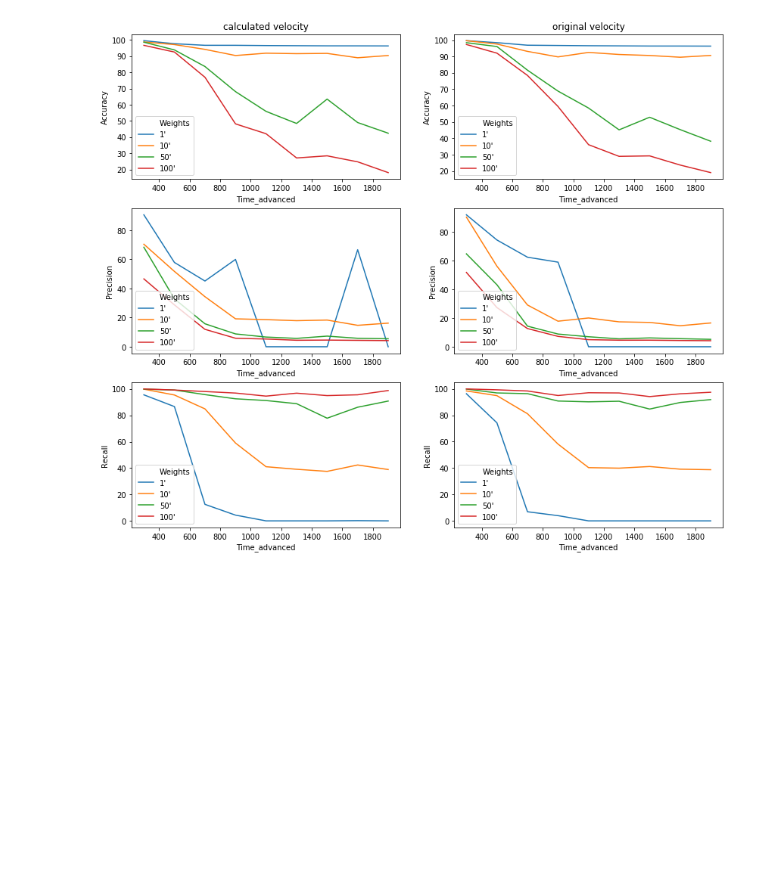
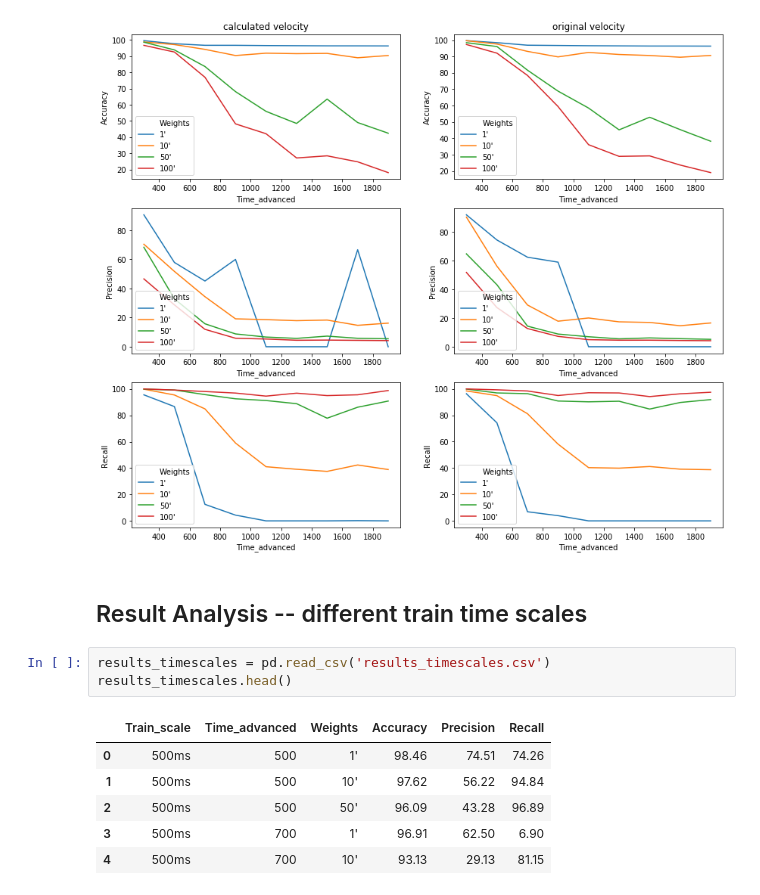
Before and after one commit to yonglin-wang/spacecraft-crash-predictor, a Jupyter notebook: Codes/space_health.ipynb, the cells around one changed output. Saved outputs shown, nothing was run; the diff lists cells and outputs as text; blank space fills up the shorter version.

```diff
--- a/Codes/space_health.ipynb
+++ b/Codes/space_health.ipynb
@@ -925,3 +948,15 @@ sns.lineplot(data=original_results, x="Time_advanced", y="Recall", hue="Weights"
 plt.show()
 # %% [output]
 [figure]
+# %% [markdown]
+## Result Analysis -- different train time scales
+# %%
+results_timescales = pd.read_csv('results_timescales.csv')
+results_timescales.head()
+# %% [output]
+|  | Train_scale | Time_advanced | Weights | Accuracy | Precision | Recall |
+| 0 | 500ms | 500 | 1' | 98.46 | 74.51 | 74.26 |
+| 1 | 500ms | 500 | 10' | 97.62 | 56.22 | 94.84 |
+| 2 | 500ms | 500 | 50' | 96.09 | 43.28 | 96.89 |
+| 3 | 500ms | 700 | 1' | 96.91 | 62.50 | 6.90 |
+| 4 | 500ms | 700 | 10' | 93.13 | 29.13 | 81.15 |
```
Also changed, not shown: parts of 15 cells of this notebook.
